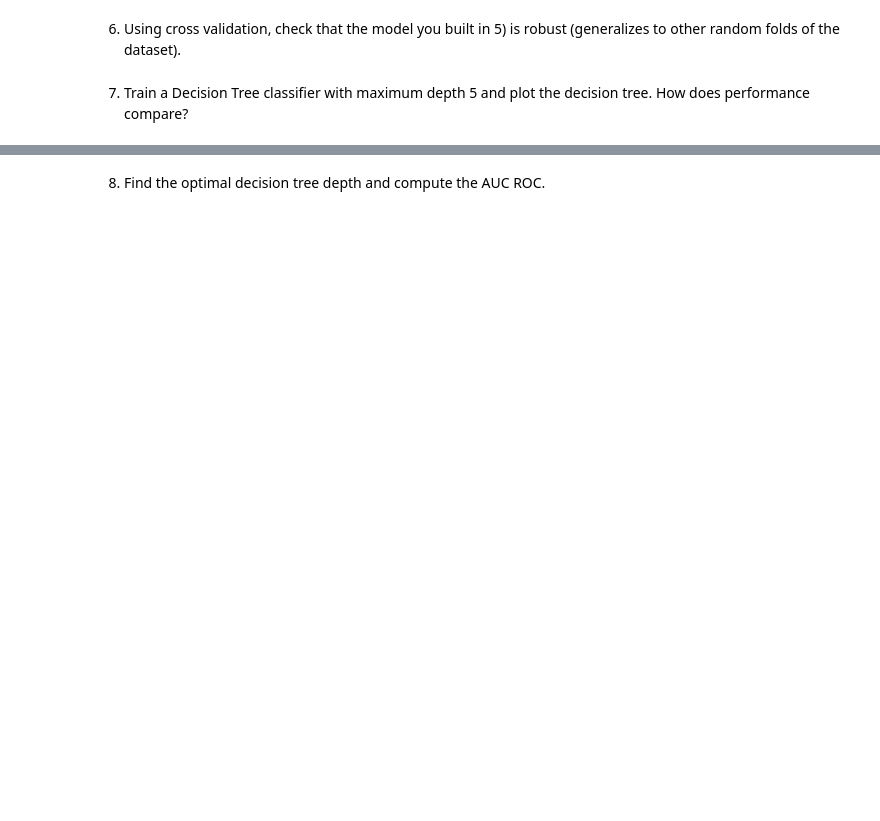
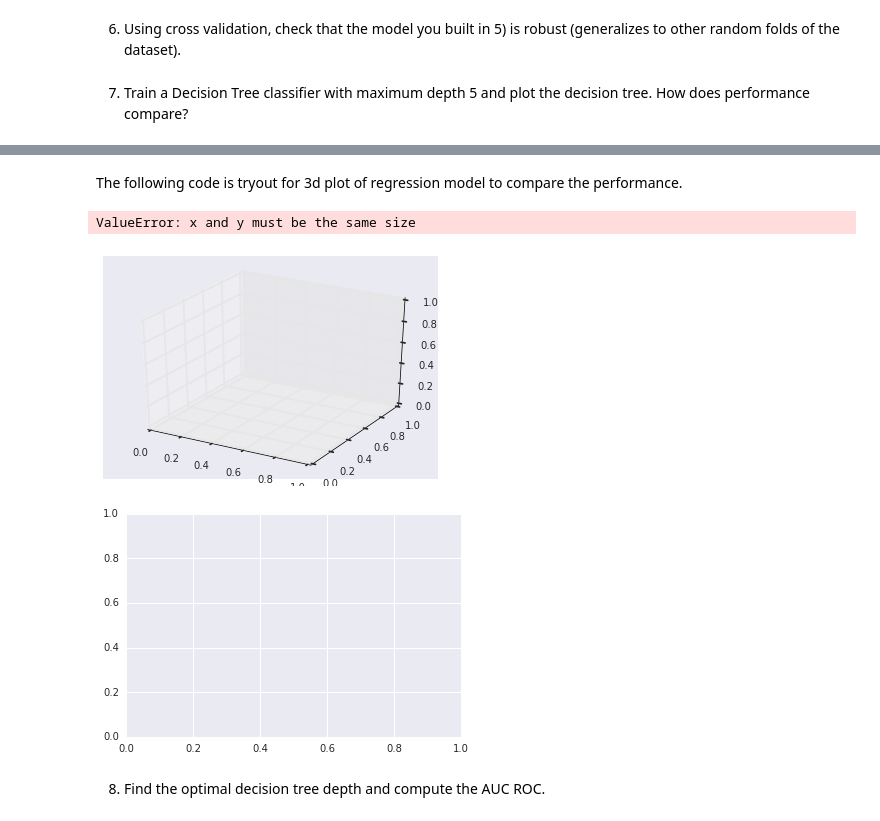
Before and after one commit to Columbia-Intro-Data-Science/python-introduction-vera-feng, a Jupyter notebook: Homework 3 - Classification.ipynb, the cells around one changed output, grey strips where cells are left out. Saved outputs shown, nothing was run; the diff lists cells and outputs as text; code cells hidden in the pictures; blank space fills up the shorter version.

```diff
--- a/Homework 3 - Classification.ipynb
+++ b/Homework 3 - Classification.ipynb
@@ -265,2 +431,48 @@ def run_cv(X,y,clf_class,**kwargs):
+# %% [markdown]
+The following code is tryout for 3d plot of regression model to compare the performance.
+# %%
+# Import the necessary modules and libraries
+import numpy as np
+from sklearn.tree import DecisionTreeRegressor
+import matplotlib.pyplot as plt
+import numpy.random as nprnd
+import random
+import seaborn
+%matplotlib inline
+#3d plot
+import matplotlib.pyplot as plt
+from mpl_toolkits.mplot3d import Axes3D
+fig = plt.figure()
+ax = fig.add_subplot(111, projection='3d')
+
+df_1 = df[df.student != 0]
+y = df_1['default']
+X = df_1.drop(['default'],1)
+
+# Fit regression model
+#depth = str(range(1,6))
+depths = [('1','cornflowerblue'), ('2','red'),('3','green'),('4','yellow'),('5','purple')]
+for (n, color) in depths:
+    #fit regression model
+    regr = DecisionTreeRegressor(max_depth=int(n))
+    regr.fit(X, y)
+    #predict
+    df_ran = df_1.sample(frac=0.7)
+    y_test = df_ran['default']
+    X_test = df_ran.drop(['default'],1)
+    y_predict = regr.predict(X_test)
+    # Plot the results
+    plt.figure()
+    plt.scatter(X_test, y_test, c="black", label="data")
+    plt.plot(X_test, y_predict, color=color, label="max_depth="+n, linewidth=2)
+    plt.xlabel("data")
+    plt.ylabel("target")
+    plt.title("Decision Tree Regression")
+    plt.legend()
+    plt.show()
+# %% [output]
+ValueError: x and y must be the same size
+[figure, added]
+[figure, added]
 # %% [markdown]
 8) Find the optimal decision tree depth and compute the AUC ROC.
```
Also changed, not shown: parts of 13 cells of this notebook.
